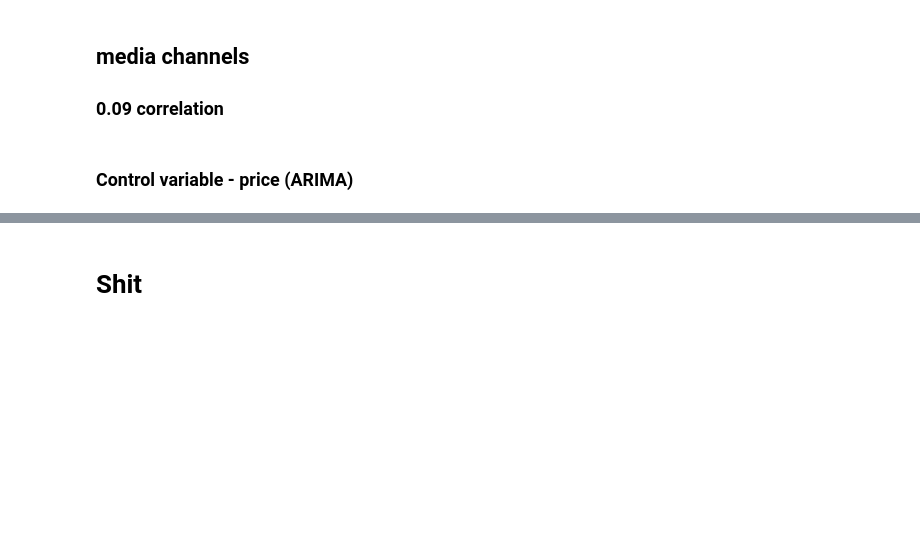
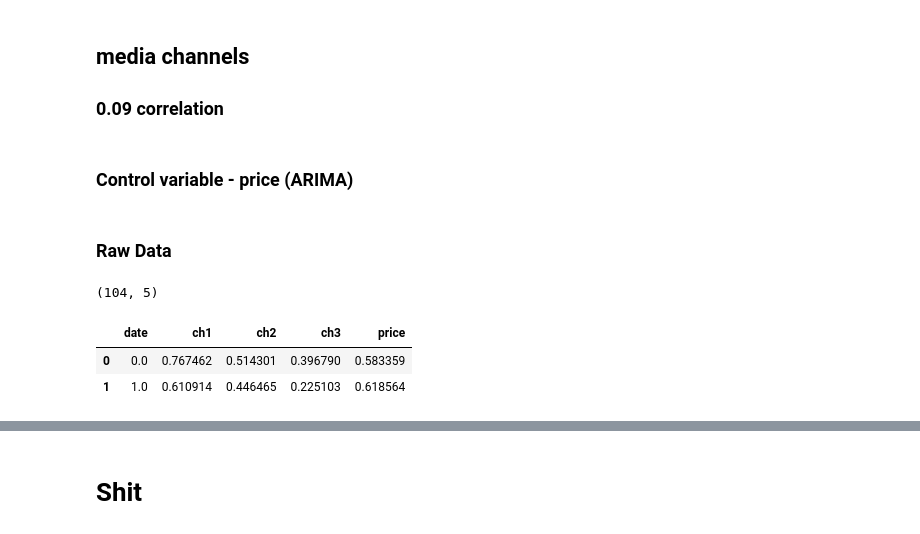
Before and after one commit to Amirgav-zz/mmm_ag, a Jupyter notebook: data_simulation.ipynb, the cells around one changed output, grey strips where cells are left out. Cells and saved outputs as stored; diff of their text form; code cells hidden in the pictures; blank space fills up the shorter version.

```diff
--- a/data_simulation.ipynb
+++ b/data_simulation.ipynb
@@ -149,0 +153,13 @@ price = arima.arma_generate_sample(ar, ma, duration)
+# %% [markdown]
+### Raw Data
+# %%
+dates = np.expand_dims(time,axis=1)
+df = (pd.DataFrame(data=np.hstack((dates, media_ch1, media_ch2, media_ch3, price)),
+      columns=['date','ch1','ch2','ch3','price']))
+print(df.shape)
+df.head(2)
+# %% [output]
+(104, 5)
+|  | date | ch1 | ch2 | ch3 | price |
+| 0 | 0.0 | 0.767462 | 0.514301 | 0.396790 | 0.583359 |
+| 1 | 1.0 | 0.610914 | 0.446465 | 0.225103 | 0.618564 |
```
Also changed, not shown: parts of 24 cells of this notebook, 1 other file.
